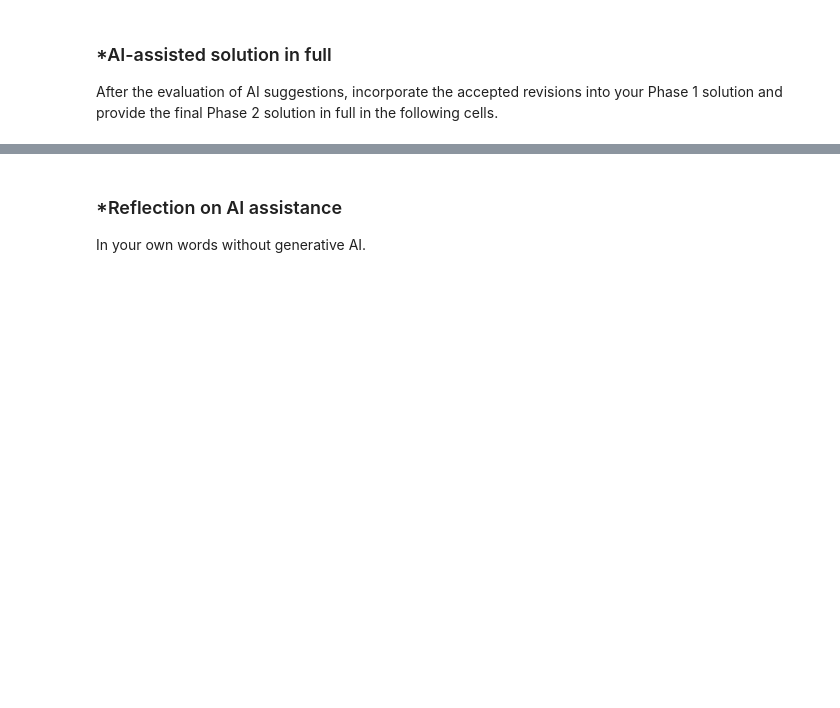
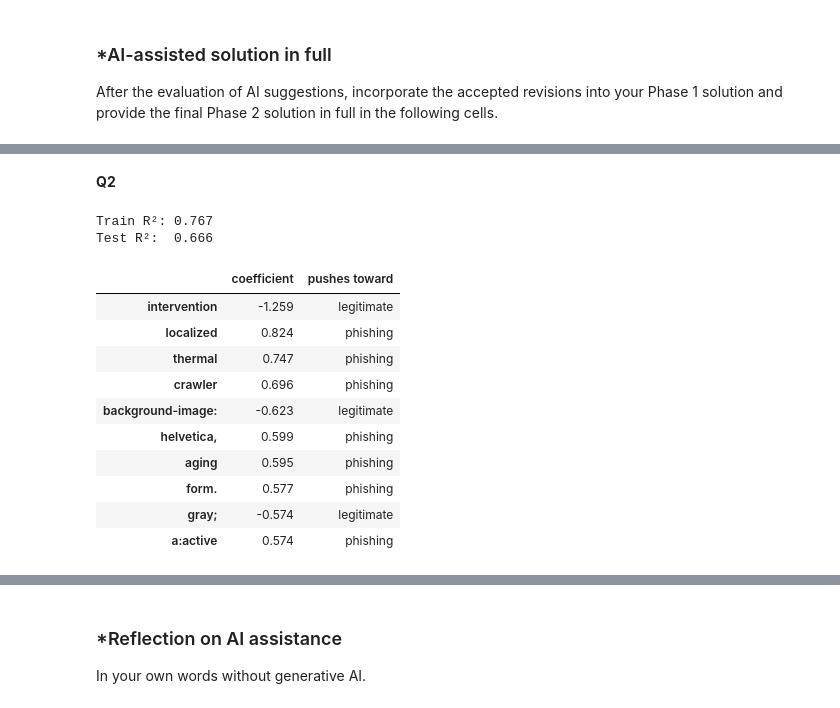
Before and after one commit to JadenKO12/Otchere_A05-pca, a Jupyter notebook: notebook.ipynb, the cells around one changed output, grey strips where cells are left out. Cells and saved outputs as stored; diff of their text form; code cells hidden in the pictures; blank space fills up the shorter version.

```diff
--- a/notebook.ipynb
+++ b/notebook.ipynb
@@ -185,0 +233,47 @@ After the evaluation of AI suggestions, incorporate the accepted revisions into
+# %% [markdown]
+**Q2**
+# %%
+import pandas as pd
+from sklearn.model_selection import train_test_split
+from sklearn.metrics import r2_score
+from sklearn.linear_model import LinearRegression
+import numpy as np
+
+df = pd.read_parquet('data/Phishing_clean.parquet')
+
+# Q2.1: 80/20 train-test split
+X = df.drop(columns=['Email Type'])
+y = df['Email Type']
+X_train, X_test, y_train, y_test = train_test_split(X, y, test_size=0.2, random_state=42)
+
+# Q2.2: Linear regression on the one-hot-encoded tokens
+lm = LinearRegression()
+lm.fit(X_train, y_train)
+
+lm_train_r2 = r2_score(y_train, lm.predict(X_train))
+lm_test_r2 = r2_score(y_test, lm.predict(X_test))
+print(f"Train R²: {lm_train_r2:.3f}")
+print(f"Test R²:  {lm_test_r2:.3f}")
+
+# Q2.3: Largest coefficients by absolute value, keeping the sign
+coefs = pd.Series(lm.coef_, index=X.columns)
+top_coefs = coefs.reindex(coefs.abs().sort_values(ascending=False).index).head(10)
+top_coefs_df = pd.DataFrame({
+    'coefficient': top_coefs.round(3),
+    'pushes toward': np.where(top_coefs > 0, 'phishing', 'legitimate'),
+})
+display(top_coefs_df)
+# %% [output]
+Train R²: 0.767
+Test R²:  0.666
+|  | coefficient | pushes toward |
+| intervention | -1.259 | legitimate |
+| localized | 0.824 | phishing |
+| thermal | 0.747 | phishing |
+| crawler | 0.696 | phishing |
+| background-image: | -0.623 | legitimate |
+| helvetica, | 0.599 | phishing |
+| aging | 0.595 | phishing |
+| form. | 0.577 | phishing |
+| gray; | -0.574 | legitimate |
+| a:active | 0.574 | phishing |
```
Also changed, not shown: parts of 24 cells of this notebook.
